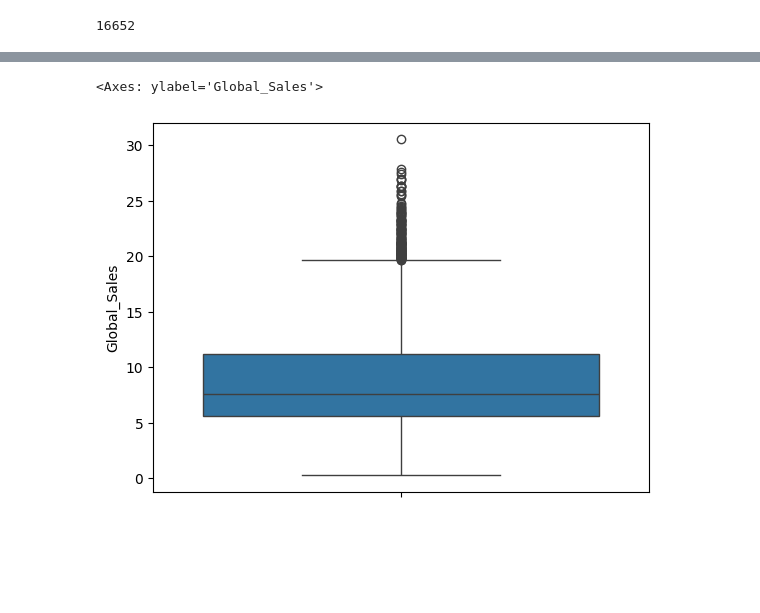
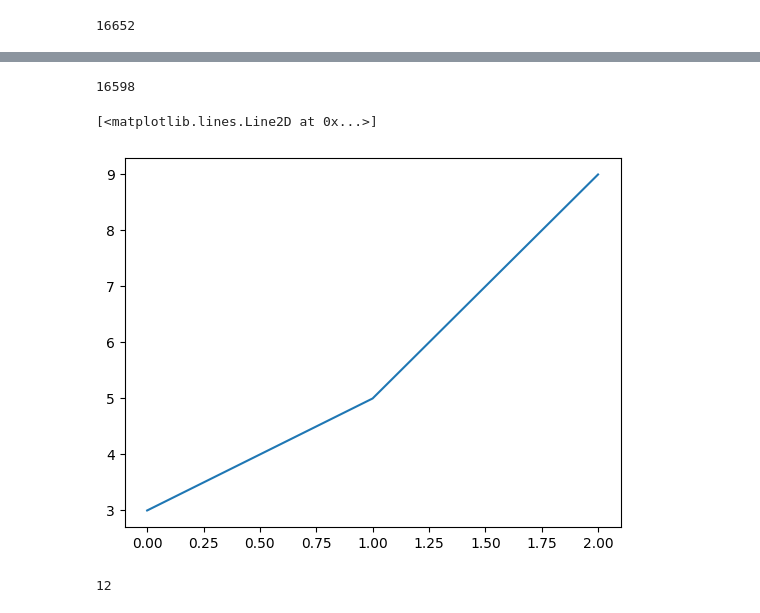
Before and after one commit to sr606/Python-Practice, a Jupyter notebook: Oct24_DV_1.ipynb, the cells around one changed output, grey strips where cells are left out. Drawn from its saved outputs; the diff is of its cells as text; code cells hidden in the pictures; blank space fills up the shorter version.

```diff
--- a/Oct24_DV_1.ipynb
+++ b/Oct24_DV_1.ipynb
@@ -70,5 +33,15 @@ dtype: float64
-# %%
-sns.boxplot(y = data['Global_Sales'])# when u want mean , max, median
-# %% [output]
-<Axes: ylabel='Global_Sales'>
-[figure, removed]
+# %%
+len(data['Rank'].value_counts())
+# %% [output]
+16598
+# %%
+x = [0, 1, 2]
+y = [3, 5 ,9]
+plt.plot(x, y)
+# %% [output]
+[<matplotlib.lines.Line2D at 0x...>]
+[figure, added]
+# %%
+len(data['Genre'].value_counts())
+# %% [output]
+12
```
Also changed, not shown: parts of 22 cells of this notebook.
